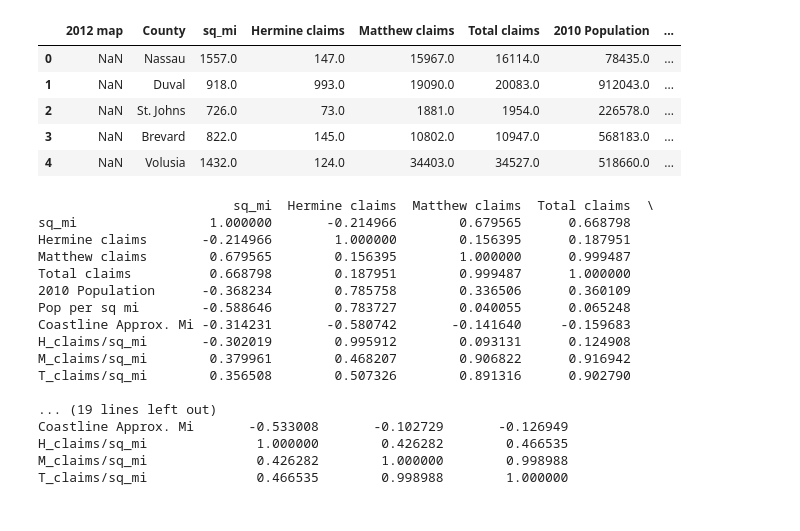
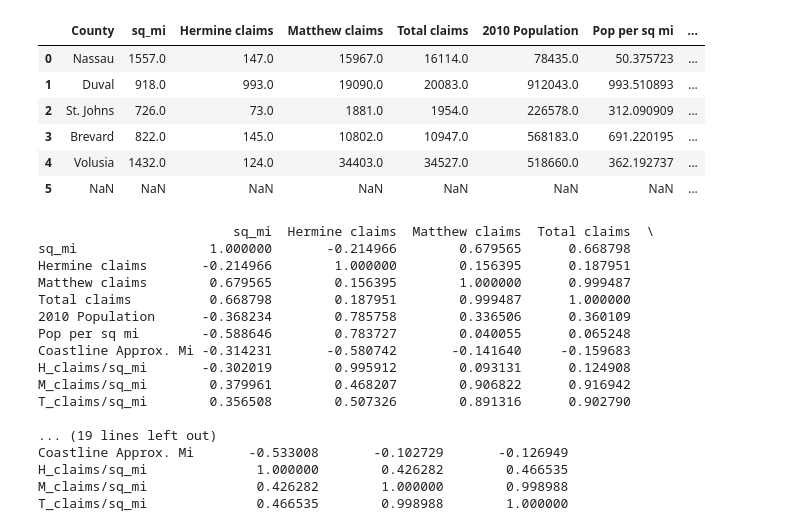
Before and after one commit to maymag/ds_projects, a Jupyter notebook: FL.ipynb, the cells around one changed output. Drawn from its saved outputs; the diff is of its cells as text; code cells hidden in the pictures.

```diff
--- a/FL.ipynb
+++ b/FL.ipynb
@@ -5,20 +5,22 @@ import matplotlib.pylab as plt
 %matplotlib inline
 # %%
 FL = pd.read_csv('FLcounties.csv')
-FL.head()
-# %% [output]
-|  | 2012 map | County | sq_mi | Hermine claims | Matthew claims | Total claims | 2010 Population | ... |
-| 0 | NaN | Nassau | 1557.0 | 147.0 | 15967.0 | 16114.0 | 78435.0 | ... |
-| 1 | NaN | Duval | 918.0 | 993.0 | 19090.0 | 20083.0 | 912043.0 | ... |
-| 2 | NaN | St. Johns | 726.0 | 73.0 | 1881.0 | 1954.0 | 226578.0 | ... |
-| 3 | NaN | Brevard | 822.0 | 145.0 | 10802.0 | 10947.0 | 568183.0 | ... |
-| 4 | NaN | Volusia | 1432.0 | 124.0 | 34403.0 | 34527.0 | 518660.0 | ... |
 # %%
 FL = FL.drop(columns = ['2012 map'])
 # %%
 FL['H_claims/sq_mi'] = FL['Hermine claims']/FL['sq_mi']
 FL['M_claims/sq_mi'] = FL['Matthew claims']/FL['sq_mi']
 FL['T_claims/sq_mi'] = FL['Total claims']/FL['sq_mi']
+# %%
+FL.loc[0:5,:]
+# %% [output]
+|  | County | sq_mi | Hermine claims | Matthew claims | Total claims | 2010 Population | Pop per sq mi | ... |
+| 0 | Nassau | 1557.0 | 147.0 | 15967.0 | 16114.0 | 78435.0 | 50.375723 | ... |
+| 1 | Duval | 918.0 | 993.0 | 19090.0 | 20083.0 | 912043.0 | 993.510893 | ... |
+| 2 | St. Johns | 726.0 | 73.0 | 1881.0 | 1954.0 | 226578.0 | 312.090909 | ... |
+| 3 | Brevard | 822.0 | 145.0 | 10802.0 | 10947.0 | 568183.0 | 691.220195 | ... |
+| 4 | Volusia | 1432.0 | 124.0 | 34403.0 | 34527.0 | 518660.0 | 362.192737 | ... |
+| 5 | NaN | NaN | NaN | NaN | NaN | NaN | NaN | ... |
 # %%
 corrmat = FL.corr()
 print(corrmat)
```
Also changed, not shown: parts of 3 cells of this notebook.
